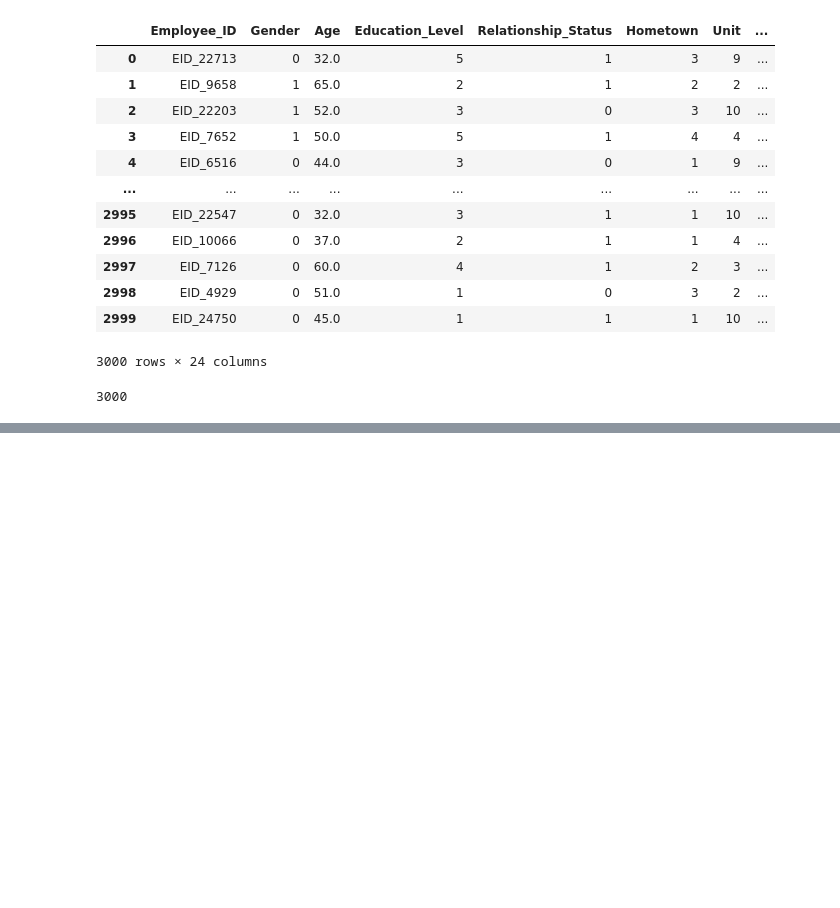
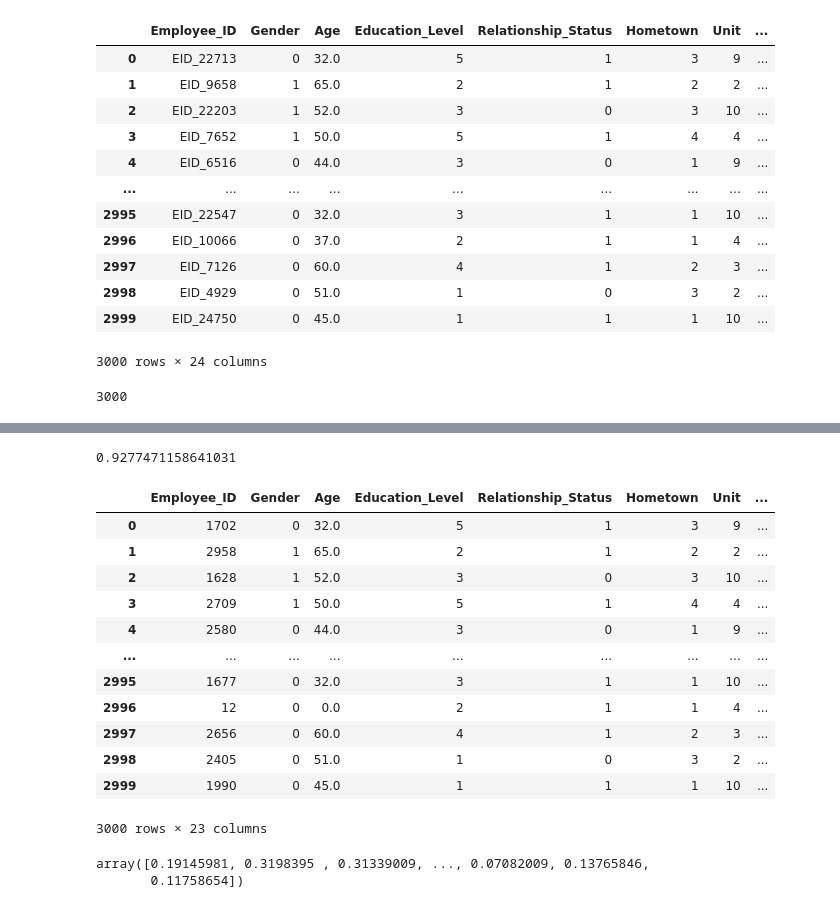
Before and after one commit to Mrutyunjay01/Employee_attrition_rate_prediction_challenge_hackerearth2020, a Jupyter notebook: EDA_one.ipynb, the cells around one changed output, grey strips where cells are left out. Saved outputs shown, nothing was run; the diff lists cells and outputs as text; code cells hidden in the pictures; blank space fills up the shorter version.

```diff
--- a/EDA_one.ipynb
+++ b/EDA_one.ipynb
@@ -734,0 +693,36 @@ submissiondf.to_csv('Submission_NI.csv', index=False)
+# %%
+pred_train = model.predict(train_df.drop(['Attrition_rate'], axis=1))
+print(1 - np.sqrt(mean_squared_error(train_df['Attrition_rate'], pred_train)))
+# %% [output]
+0.9277471158641031
+# %%
+def replace_categorical(df):
+    """ Apply label encoding instead."""
+    for col in df.columns:
+        if df[col].dtype == 'object':
+            df[col] = LabelEncoder().fit_transform(df[col])
+
+    return df
+# %%
+test_df = replace_categorical(test_df)
+test_df
+# %% [output]
+|  | Employee_ID | Gender | Age | Education_Level | Relationship_Status | Hometown | Unit | ... |
+| 0 | 1702 | 0 | 32.0 | 5 | 1 | 3 | 9 | ... |
+| 1 | 2958 | 1 | 65.0 | 2 | 1 | 2 | 2 | ... |
+| 2 | 1628 | 1 | 52.0 | 3 | 0 | 3 | 10 | ... |
+| 3 | 2709 | 1 | 50.0 | 5 | 1 | 4 | 4 | ... |
+| 4 | 2580 | 0 | 44.0 | 3 | 0 | 1 | 9 | ... |
+| ... | ... | ... | ... | ... | ... | ... | ... | ... |
+| 2995 | 1677 | 0 | 32.0 | 3 | 1 | 1 | 10 | ... |
+| 2996 | 12 | 0 | 0.0 | 2 | 1 | 1 | 4 | ... |
+| 2997 | 2656 | 0 | 60.0 | 4 | 1 | 2 | 3 | ... |
+| 2998 | 2405 | 0 | 51.0 | 1 | 0 | 3 | 2 | ... |
+| 2999 | 1990 | 0 | 45.0 | 1 | 1 | 1 | 10 | ... |
+3000 rows × 23 columns
+# %%
+predictions = model.predict(test_df.drop(['Employee_ID'], axis=1))
+predictions
+# %% [output]
+array([0.19145981, 0.3198395 , 0.31339009, ..., 0.07082009, 0.13765846,
+       0.11758654])
```
Also changed, not shown: parts of 37 cells of this notebook.
